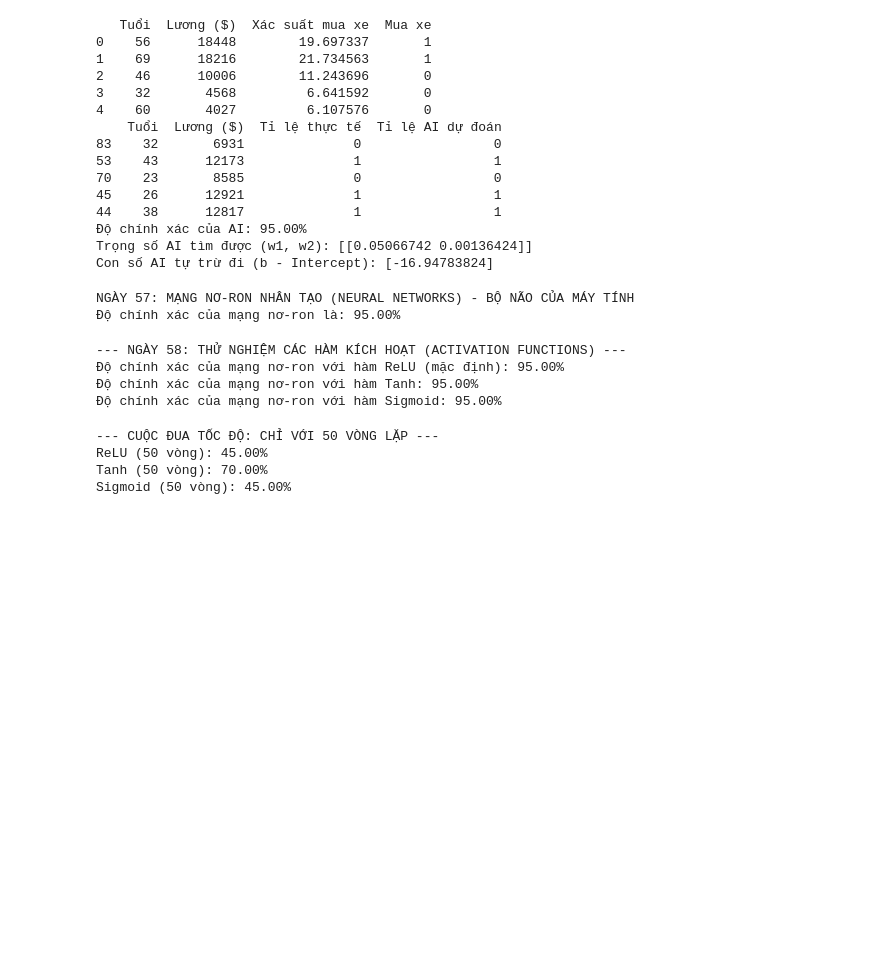
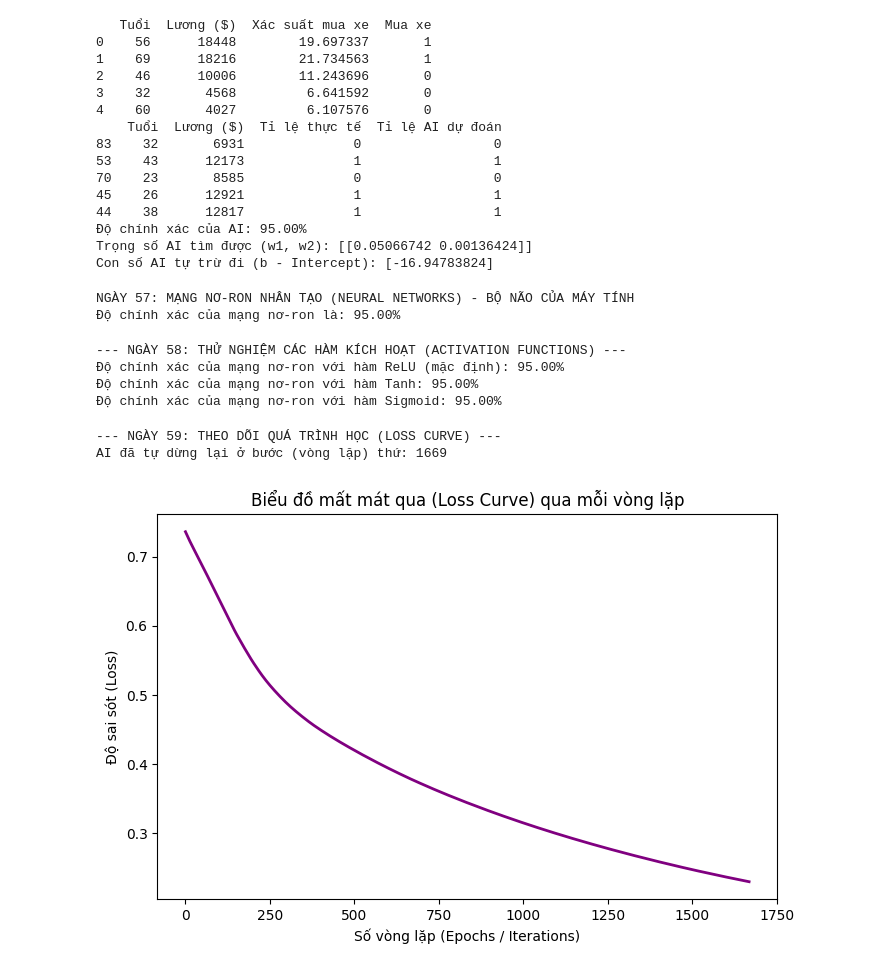
Before and after one commit to DucMinh26/AI, a Jupyter notebook: Jarvis_Project/notebooks/DeepLearning.ipynb, the cells around one changed output. Cells and saved outputs as stored; diff of their text form; code cells hidden in the pictures; blank space fills up the shorter version.

Commit message:
NGÀY 59: THEO DÕI QUÁ TRÌNH HỌC (LOSS CURVE)

```diff
--- a/Jarvis_Project/notebooks/DeepLearning.ipynb
+++ b/Jarvis_Project/notebooks/DeepLearning.ipynb
@@ -72,7 +72,7 @@ from sklearn.metrics import accuracy_score
 from sklearn.preprocessing import StandardScaler
 import warnings
 
-settings = {"hidden_layer_sizes": (8, 4), "max_iter": 1000, "random_state": 42}
+settings = {"hidden_layer_sizes": (8, 4), "max_iter": 10000, "random_state": 42}
 
 print("NGÀY 57: MẠNG NƠ-RON NHÂN TẠO (NEURAL NETWORKS) - BỘ NÃO CỦA MÁY TÍNH")
 
@@ -124,23 +124,42 @@ print(f"Độ chính xác của mạng nơ-ron với hàm Sigmoid: {acc_sigmoid
 Độ chính xác của mạng nơ-ron với hàm Tanh: 95.00%
 Độ chính xác của mạng nơ-ron với hàm Sigmoid: 95.00%
 # %%
-print("\n--- CUỘC ĐUA TỐC ĐỘ: CHỈ VỚI 50 VÒNG LẶP ---")
+# print("\n--- CUỘC ĐUA TỐC ĐỘ: CHỈ VỚI 50 VÒNG LẶP ---")
 
-# Thử nghiệm với max_iter rất nhỏ
-settings = {"hidden_layer_sizes": (8, 4), "max_iter": 50, "random_state": 42}
+# # Thử nghiệm với max_iter rất nhỏ
+# settings = {"hidden_layer_sizes": (8, 4), "max_iter": 50, "random_state": 42}
 
-# 1. ReLU
-brain_relu_fast = MLPClassifier(activation='relu', **settings).fit(X_train_scaled, y_train)
-# 2. Tanh
-brain_tanh_fast = MLPClassifier(activation='tanh', **settings).fit(X_train_scaled, y_train)
-# 3. Sigmoid
-brain_sigmoid_fast = MLPClassifier(activation='logistic', **settings).fit(X_train_scaled, y_train)
+# # 1. ReLU
+# brain_relu_fast = MLPClassifier(activation='relu', **settings).fit(X_train_scaled, y_train)
+# # 2. Tanh
+# brain_tanh_fast = MLPClassifier(activation='tanh', **settings).fit(X_train_scaled, y_train)
+# # 3. Sigmoid
+# brain_sigmoid_fast = MLPClassifier(activation='logistic', **settings).fit(X_train_scaled, y_train)
 
-print(f"ReLU (50 vòng): {accuracy_score(y_test, brain_relu_fast.predict(X_test_scaled)) * 100:.2f}%")
-print(f"Tanh (50 vòng): {accuracy_score(y_test, brain_tanh_fast.predict(X_test_scaled)) * 100:.2f}%")
-print(f"Sigmoid (50 vòng): {accuracy_score(y_test, brain_sigmoid_fast.predict(X_test_scaled)) * 100:.2f}%")
+# print(f"ReLU (50 vòng): {accuracy_score(y_test, brain_relu_fast.predict(X_test_scaled)) * 100:.2f}%")
+# print(f"Tanh (50 vòng): {accuracy_score(y_test, brain_tanh_fast.predict(X_test_scaled)) * 100:.2f}%")
+# print(f"Sigmoid (50 vòng): {accuracy_score(y_test, brain_sigmoid_fast.predict(X_test_scaled)) * 100:.2f}%")
-# %% [output]
---- CUỘC ĐUA TỐC ĐỘ: CHỈ VỚI 50 VÒNG LẶP ---
-ReLU (50 vòng): 45.00%
-Tanh (50 vòng): 70.00%
-Sigmoid (50 vòng): 45.00%
+# %%
+import matplotlib.pyplot as plt
+
+print("\n--- NGÀY 59: THEO DÕI QUÁ TRÌNH HỌC (LOSS CURVE) ---")
+
+# 1. Lấy lịch sử sửa sai của mô hình (mỗi con số là độ lỗi của 1 vòng lặp)
+lich_su_hoc = brain_ai.loss_curve_
+
+print(f"AI đã tự dừng lại ở bước (vòng lặp) thứ: {len(lich_su_hoc)}")
+
+# 2. Vẽ biểu đồ quá trình học
+plt.figure(figsize=(8,5))
+plt.plot(lich_su_hoc, color='purple', linewidth=2)
+
+#trang trí biểu đồ
+plt.title("Biểu đồ mất mát qua (Loss Curve) qua mỗi vòng lặp")
+plt.xlabel("Số vòng lặp (Epochs / Iterations)")
+plt.ylabel("Độ sai sót (Loss)")
+
+plt.show()
+# %% [output]
+--- NGÀY 59: THEO DÕI QUÁ TRÌNH HỌC (LOSS CURVE) ---
+AI đã tự dừng lại ở bước (vòng lặp) thứ: 1669
+[figure, added]
```
